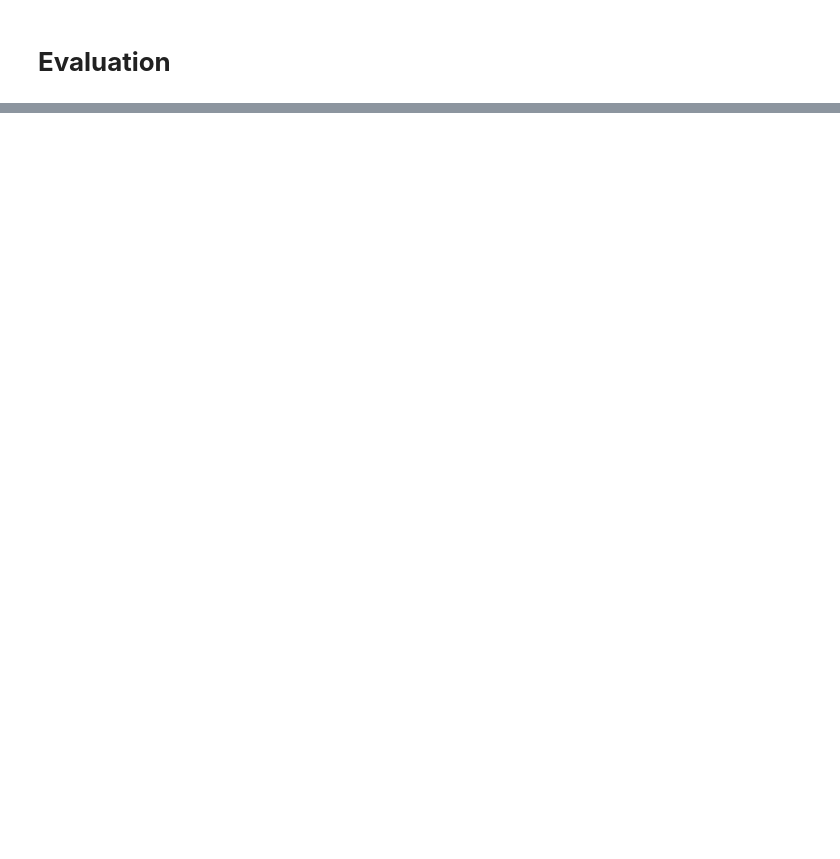
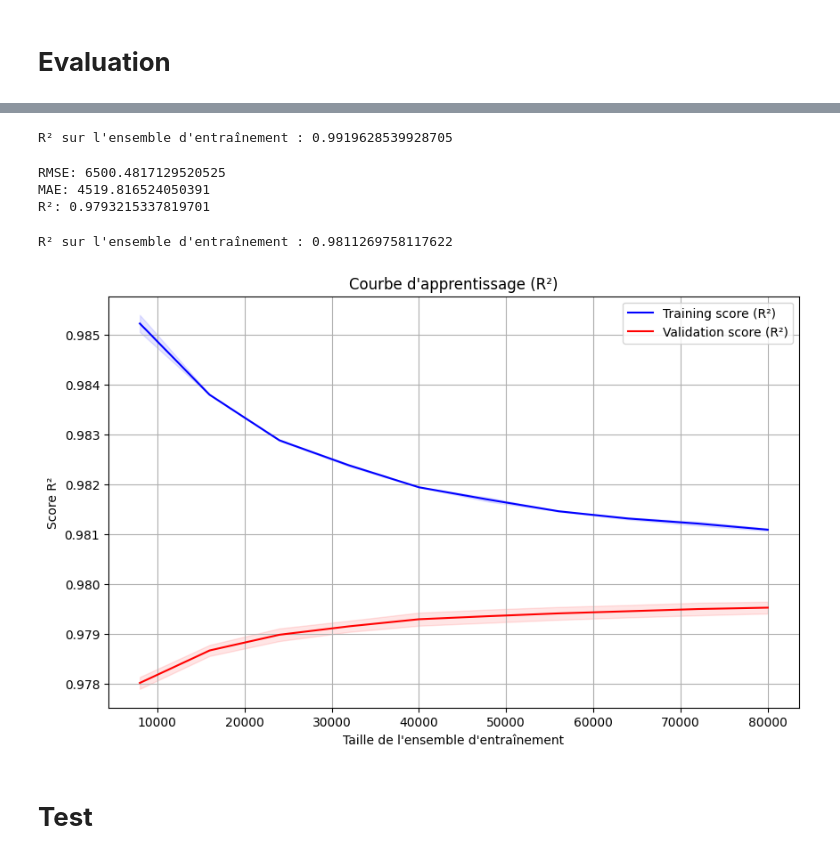
Before and after one commit to Chris19990/Data-Science-, a Jupyter notebook: Prévision_de_salaire.ipynb, the cells around one changed output, grey strips where cells are left out. Cells and saved outputs as stored; diff of their text form; code cells hidden in the pictures; blank space fills up the shorter version.

```diff
--- a/Prévision_de_salaire.ipynb
+++ b/Prévision_de_salaire.ipynb
@@ -325,0 +289,15 @@ LinearRegression()
+# %%
+# Model de RandomForestRegressor
+model = RandomForestRegressor(random_state=42)
+# %%
+# Recherche d'hyper parametres
+param_grid = {
+    'n_estimators': [50, 100, 200],
+    'max_depth': [None, 10, 20],
+    'min_samples_split': [2, 5, 10]
+}
+
+grid_search = GridSearchCV(model, param_grid, cv=5, scoring='r2')
+grid_search.fit(X_train, y_train)
+
+print("Meilleurs hyperparamètres : ", grid_search.best_params_)
@@ -325,0 +306,4 @@ LinearRegression()
+# %%
+modelcv = RandomForestRegressor(max_depth=10, min_samples_split=10, n_estimators=200, random_state=42)
+# %%
+modelcv.fit(X_train, y_train)
@@ -335,0 +351,59 @@ print(f1)
+# %%
+# Verifions le surajustement du model
+y_train_pred = model.predict(X_train)
+train_r2 = r2_score(y_train, y_train_pred)
+print(f"R² sur l'ensemble d'entraînement : {train_r2}")
+# %% [output]
+R² sur l'ensemble d'entraînement : 0.9919628539928705
+# %%
+# Évaluation du modèle
+mse_cv = mean_squared_error(y_test, y_predcv)
+rmse_cv = np.sqrt(mse)
+mae_cv = mean_absolute_error(y_test, y_predcv)
+r2_cv = r2_score(y_test, y_predcv)
+
+print(f"RMSE: {rmse_cv}")
+print(f"MAE: {mae_cv}")
+print(f"R²: {r2_cv}")
+# %% [output]
+RMSE: 6500.4817129520525
+MAE: 4519.816524050391
+R²: 0.9793215337819701
+# %%
+# Verifions le surajustement du model
+y_train_pred = modelcv.predict(X_train)
+train_r2_cv = r2_score(y_train, y_train_pred)
+print(f"R² sur l'ensemble d'entraînement : {train_r2_cv}")
+# %% [output]
+R² sur l'ensemble d'entraînement : 0.9811269758117622
+# %%
+# Calcul des courbes d'apprentissage avec le score R²
+train_sizes, train_scores, val_scores = learning_curve(
+    modelcv, X, y, cv=5, scoring="r2", train_sizes=np.linspace(0.1, 1.0, 10)
+)
+
+# Calcul des moyennes et écarts-types
+train_scores_mean = np.mean(train_scores, axis=1)
+train_scores_std = np.std(train_scores, axis=1)
+val_scores_mean = np.mean(val_scores, axis=1)
+val_scores_std = np.std(val_scores, axis=1)
+
+# Tracé des courbes
+plt.figure(figsize=(10, 6))
+plt.plot(train_sizes, train_scores_mean, label="Training score (R²)", color="blue")
+plt.fill_between(train_sizes, train_scores_mean - train_scores_std,
+                 train_scores_mean + train_scores_std, alpha=0.1, color="blue")
+plt.plot(train_sizes, val_scores_mean, label="Validation score (R²)", color="red")
+plt.fill_between(train_sizes, val_scores_mean - val_scores_std,
+                 val_scores_mean + val_scores_std, alpha=0.1, color="red")
+
+plt.title("Courbe d'apprentissage (R²)")
+plt.xlabel("Taille de l'ensemble d'entraînement")
+plt.ylabel("Score R²")
+plt.legend(loc="best")
+plt.grid()
+plt.show()
+# %% [output]
+[figure, added]
+# %% [markdown]
+# **Test**
```
Also changed, not shown: parts of 25 cells of this notebook.
